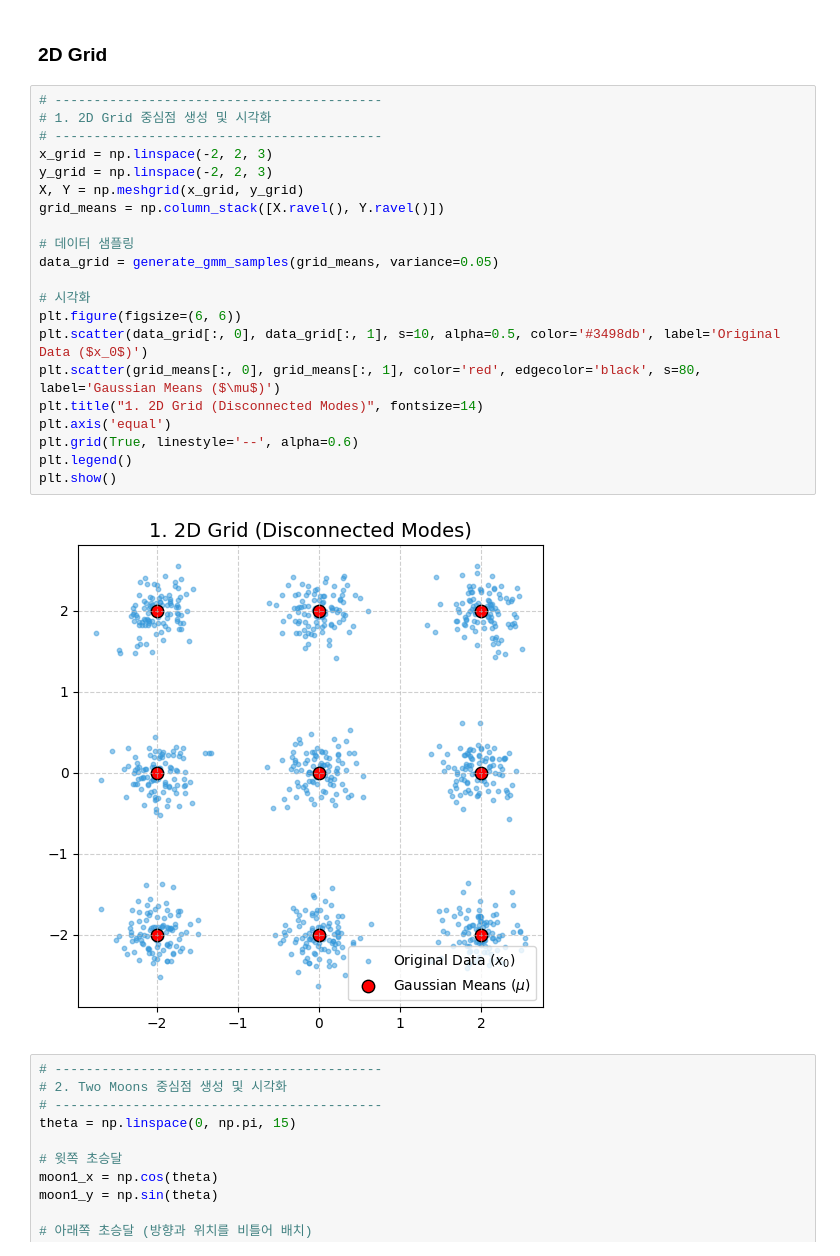
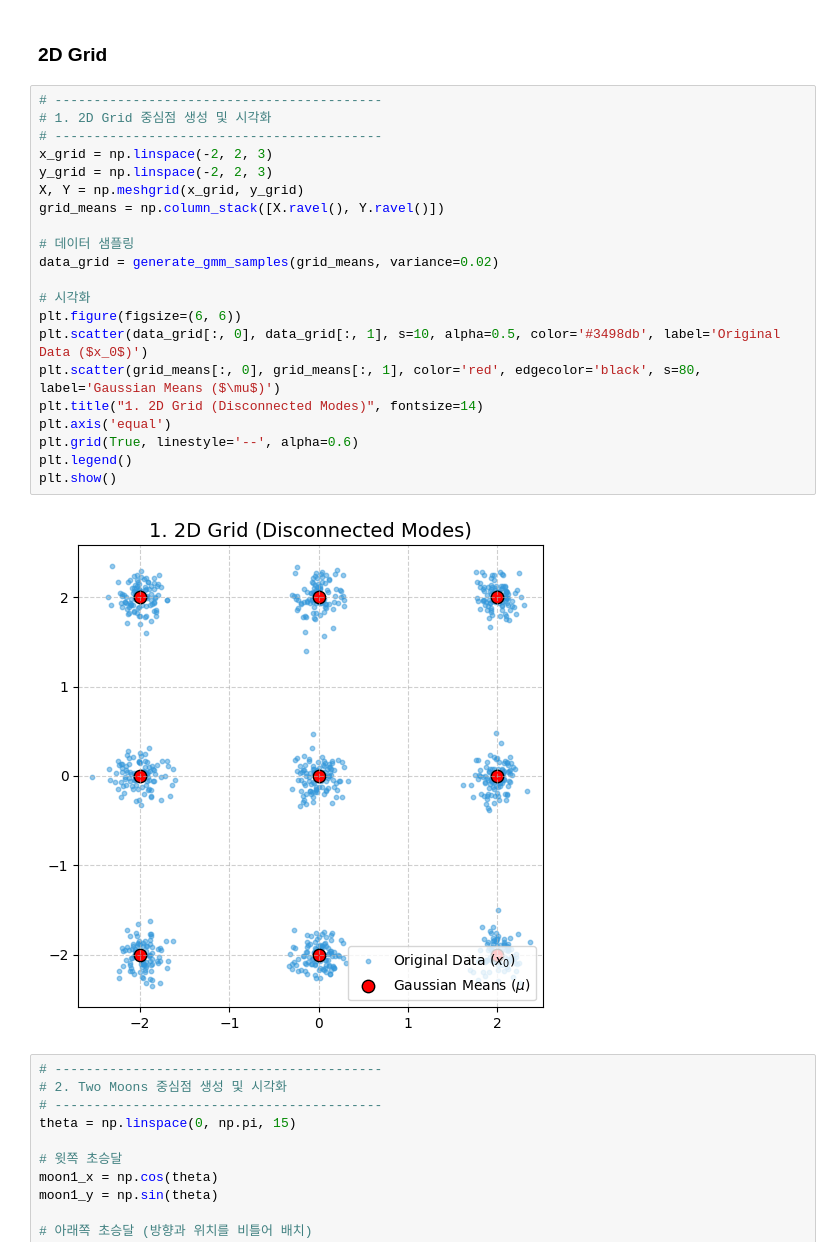
Before and after one commit to k-hyeon02/diffusion, a Jupyter notebook: toy_data.ipynb, the cells around one changed output. Saved outputs shown, nothing was run; the diff lists cells and outputs as text.

Commit message:
toy data-taegeon

```diff
--- a/toy_data.ipynb
+++ b/toy_data.ipynb
@@ -15,26 +15,26 @@ def generate_gmm_samples(means, variance=0.05, num_samples_per_mode=100):
 # %%
 # ------------------------------------------
 # 1. 2D Grid 중심점 생성 및 시각화
 # ------------------------------------------
 x_grid = np.linspace(-2, 2, 3)
 y_grid = np.linspace(-2, 2, 3)
 X, Y = np.meshgrid(x_grid, y_grid)
 grid_means = np.column_stack([X.ravel(), Y.ravel()])
 
 # 데이터 샘플링
-data_grid = generate_gmm_samples(grid_means, variance=0.05)
+data_grid = generate_gmm_samples(grid_means, variance=0.02)
 
 # 시각화
 plt.figure(figsize=(6, 6))
 plt.scatter(data_grid[:, 0], data_grid[:, 1], s=10, alpha=0.5, color='#3498db', label='Original Data ($x_0$)')
 plt.scatter(grid_means[:, 0], grid_means[:, 1], color='red', edgecolor='black', s=80, label='Gaussian Means ($\mu$)')
 plt.title("1. 2D Grid (Disconnected Modes)", fontsize=14)
 plt.axis('equal')
 plt.grid(True, linestyle='--', alpha=0.6)
 plt.legend()
 plt.show()
 # %% [output]
-[figure, old version]
+[figure, new version]
 # %%
 # ------------------------------------------
 # 2. Two Moons 중심점 생성 및 시각화
```
